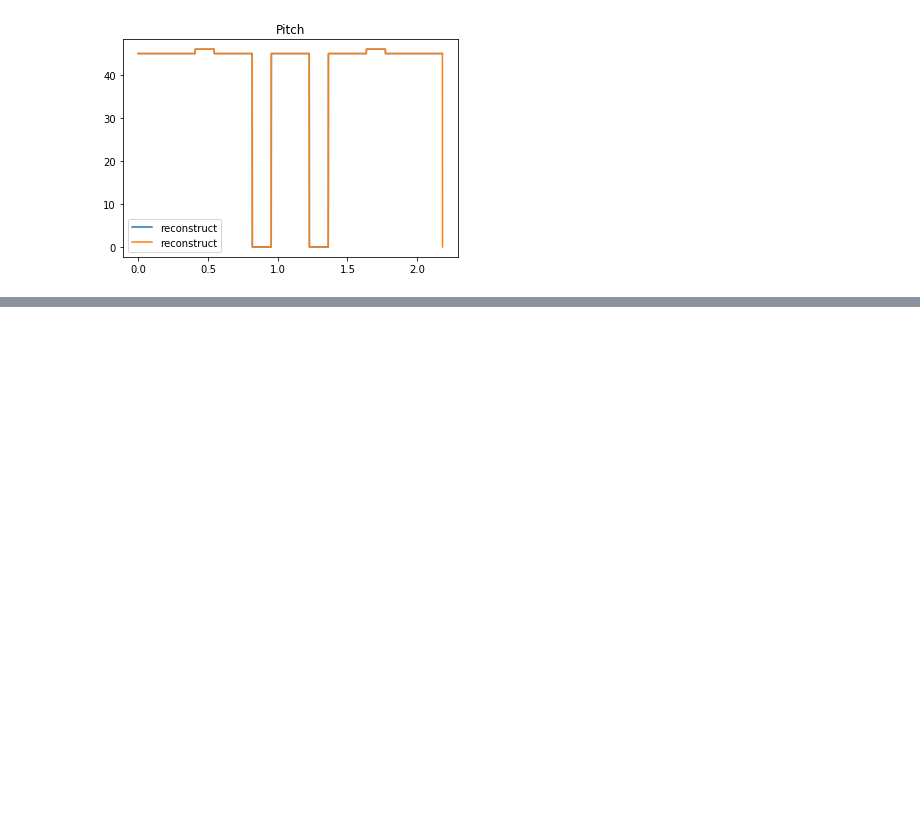
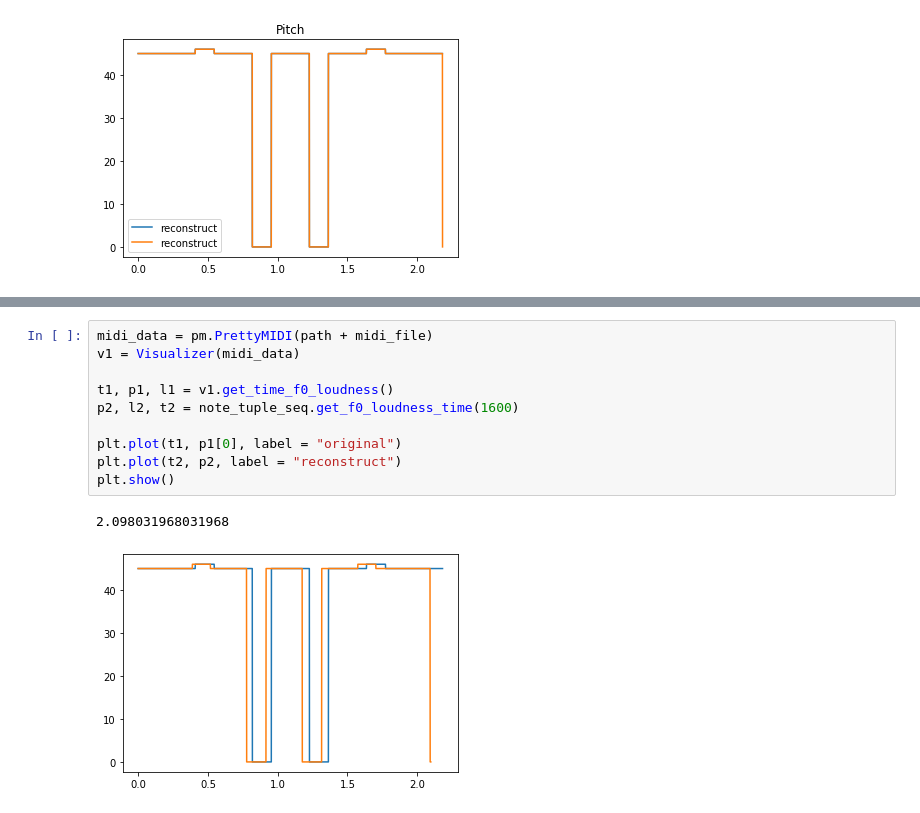
Before and after one commit to gle-bellier/internship-expressive-DDSP, a Jupyter notebook: converter.ipynb, the cells around one changed output, grey strips where cells are left out. Saved outputs shown, nothing was run; the diff lists cells and outputs as text; blank space fills up the shorter version.

Commit message:
Add extract f0 loudness contour from note tuple

```diff
--- a/converter.ipynb
+++ b/converter.ipynb
@@ -216,0 +230,13 @@ print(t.shape)
+# %%
+midi_data = pm.PrettyMIDI(path + midi_file)
+v1 = Visualizer(midi_data)
+
+t1, p1, l1 = v1.get_time_f0_loudness()
+p2, l2, t2 = note_tuple_seq.get_f0_loudness_time(1600)
+
+plt.plot(t1, p1[0], label = "original")
+plt.plot(t2, p2, label = "reconstruct")
+plt.show()
+# %% [output]
+2.098031968031968
+[figure, added]
```
Also changed, not shown: parts of 6 cells of this notebook, 2 other files.
